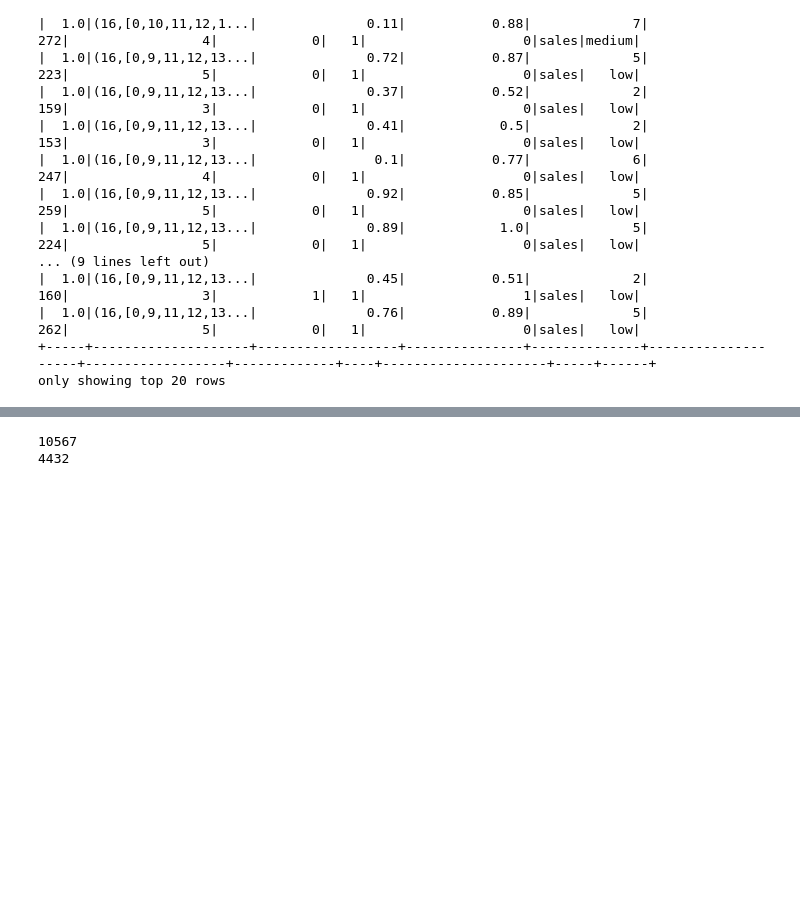
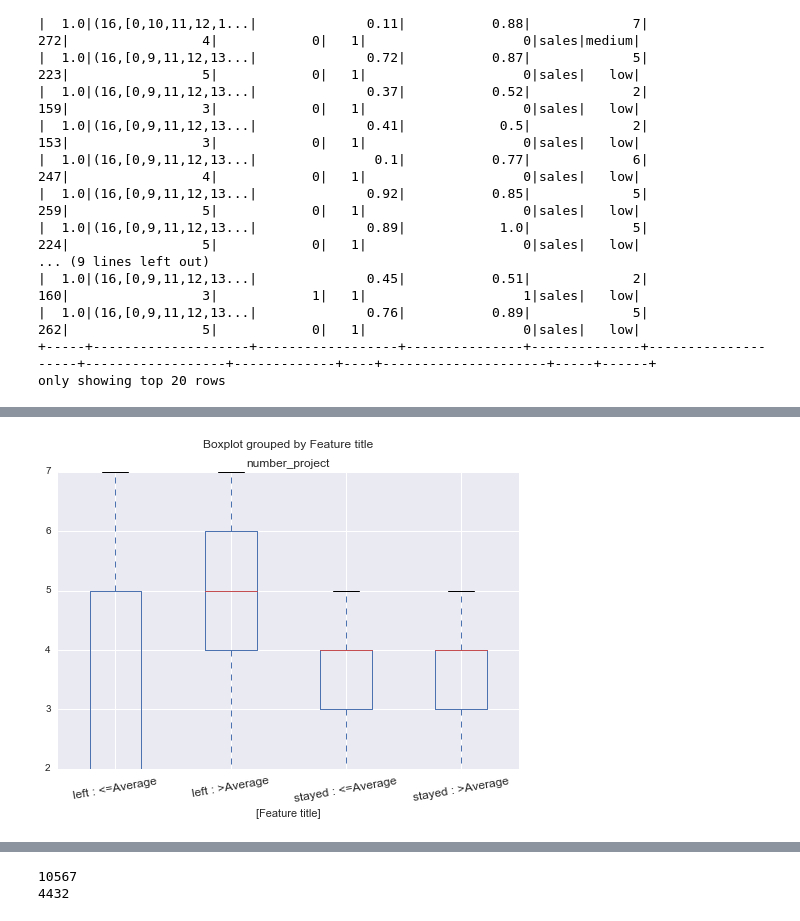
Before and after one commit to kkgoswami/humanResourceAnalytics, a Jupyter notebook: spark2.ipynb, the cells around one changed output, grey strips where cells are left out. Drawn from its saved outputs; the diff is of its cells as text; code cells hidden in the pictures; blank space fills up the shorter version.

```diff
--- a/spark2.ipynb
+++ b/spark2.ipynb
@@ -68,0 +127,6 @@ only showing top 20 rows
+# %%
+hrData[['Feature title', 'number_project']].boxplot(by = 'Feature title')
+plt.xticks(rotation = 10)
+plt.show()
+# %% [output]
+[figure, added]
```
Also changed, not shown: parts of 10 cells of this notebook.
